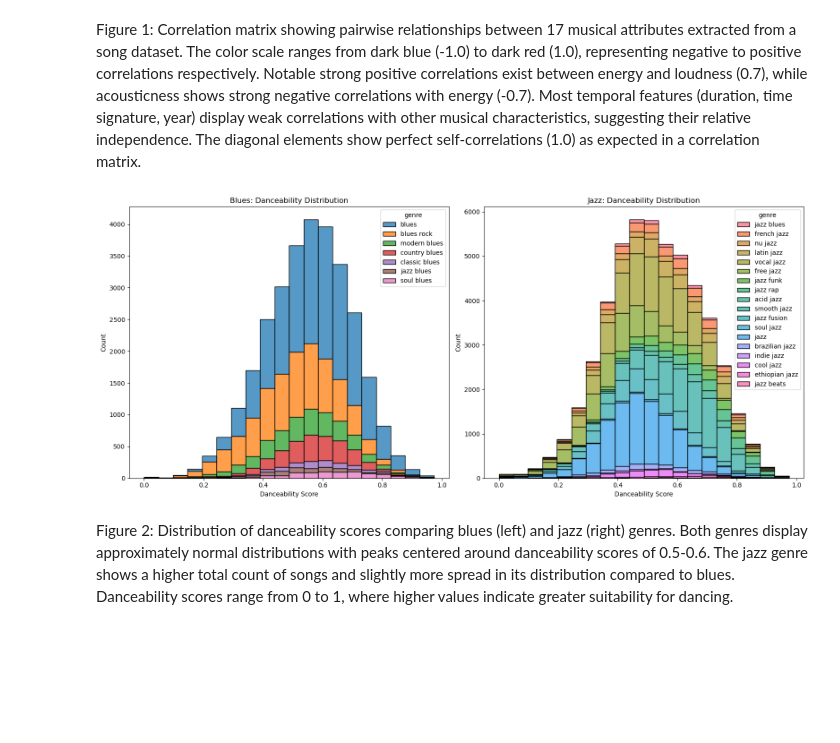
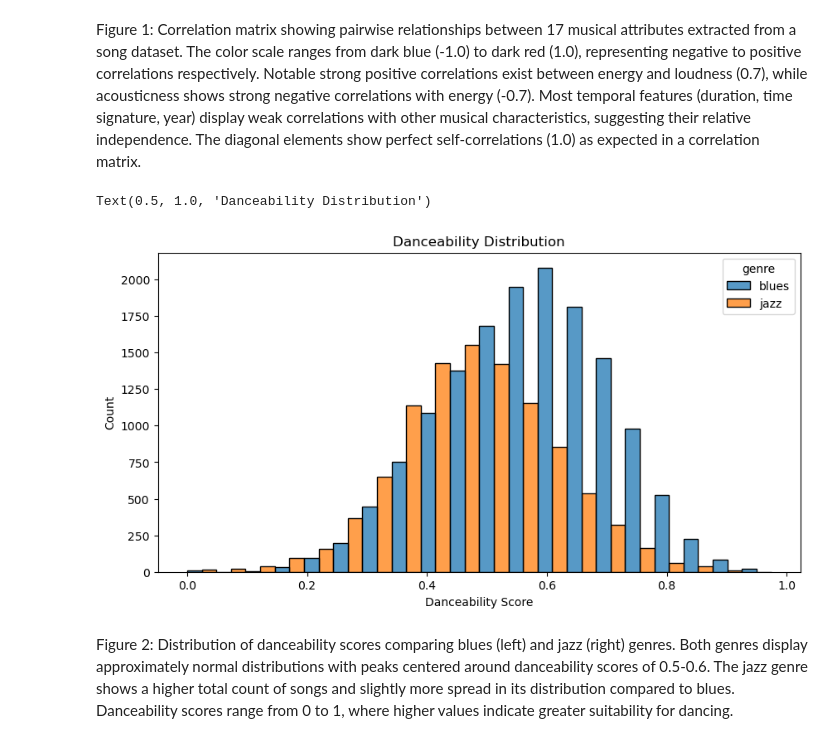
Before and after one commit to ZoeZhouJ/EDS232-labs, a Jupyter notebook: Week4/lab4-spotify.ipynb, the cells around one changed output. Cells and saved outputs as stored; diff of their text form; code cells hidden in the pictures; blank space fills up the shorter version.

Commit message:
Correct lab 4 data selection

```diff
--- a/Week4/lab4-spotify.ipynb
+++ b/Week4/lab4-spotify.ipynb
@@ -35,14 +35,15 @@ spotify_data = pd.read_csv('/courses/EDS232/Data/spotify_dat.csv')
 print(spotify_data.info())
 #print(spotify_data.head())
 # Filter down to two genres
-blues_data = spotify_data[spotify_data['genres'].str.contains("blues", na=False)]
-jazz_data =  spotify_data[spotify_data['genres'].str.contains("jazz", na=False)]
+blues_data = spotify_data[spotify_data['genres']=='blues']
+jazz_data =  spotify_data[spotify_data['genres']=='jazz']
 
 # Combine both genres into one dataset
 combined_data = pd.concat([blues_data, jazz_data])#.reset_index(drop=True)
 
 # Rename 'genres' column to 'genre' for clarity
 combined_data = combined_data.rename(columns={'genres':'genre'})
+print(combined_data)
 # %% [output]
 <class 'pandas.core.frame.DataFrame'>
 RangeIndex: 1204025 entries, 0 to 1204024
@@ -76,7 +77,7 @@ In this step, we will:
 - Examine key feature distributions with histograms to see if genres behave differently.
 # %%
 # Exclude non-numeric columns but keep 'genre' for grouping
-numeric_features = combined_data.select_dtypes(include=['int64','bool', 'float64'])
+numeric_features = combined_data.select_dtypes(include=['number']).copy()
 numeric_features['genre'] = combined_data['genre']
 
 #Correlation heatmap
@@ -89,29 +90,18 @@ sns.heatmap(cm, annot=False, cmap='coolwarm', fmt=".2f", linewidths=0.5)
 Figure 1: Correlation matrix showing pairwise relationships between 17 musical attributes extracted from a song dataset. The color scale ranges from dark blue (-1.0) to dark red (1.0), representing negative to positive correlations respectively. Notable strong positive correlations exist between energy and loudness (0.7), while acousticness shows strong negative correlations with energy (-0.7). Most temporal features (duration, time signature, year) display weak correlations with other musical characteristics, suggesting their relative independence. The diagonal elements show perfect self-correlations (1.0) as expected in a correlation matrix.
 # %%
 # Histogram of danceability
-plt.figure(figsize=(16, 7))
+plt.figure(figsize=(10, 5))
 
-# First subplot for blues
-plt.subplot(1, 2, 1)
-sns.histplot(data=numeric_features[numeric_features['genre'].str.contains('blues')],
-             x='danceability', multiple="stack", bins=20, hue='genre')
+# First subplot for blues and jazz
+
+sns.histplot(data=numeric_features,
+             x='danceability', multiple="dodge", bins=20, hue='genre') #multiple=dodge
 plt.xlabel('Danceability Score')
 plt.ylabel('Count')
-plt.title('Blues: Danceability Distribution')
-
-# Second subplot for jazz
-plt.subplot(1, 2, 2)
-ax = sns.histplot(data=numeric_features[numeric_features['genre'].str.contains('jazz')],
-             x='danceability', bins=20, multiple="stack", hue='genre')
-sns.move_legend(ax, 'upper right')
-plt.xlabel('Danceability Score')
-plt.ylabel('Count')
-plt.title('Jazz: Danceability Distribution')
-# Adjust layout to prevent overlap
-plt.tight_layout()
-plt.show()
+plt.title('Danceability Distribution')
 # %% [output]
+Text(0.5, 1.0, 'Danceability Distribution')
-[figure, old version]
+[figure, new version]
 # %% [markdown]
 Figure 2: Distribution of danceability scores comparing blues (left) and jazz (right) genres. Both genres display approximately normal distributions with peaks centered around danceability scores of 0.5-0.6. The jazz genre shows a higher total count of songs and slightly more spread in its distribution compared to blues. Danceability scores range from 0 to 1, where higher values indicate greater suitability for dancing.
 # %% [markdown]
```
Also changed, not shown: parts of 15 cells of this notebook, 1 other file.
